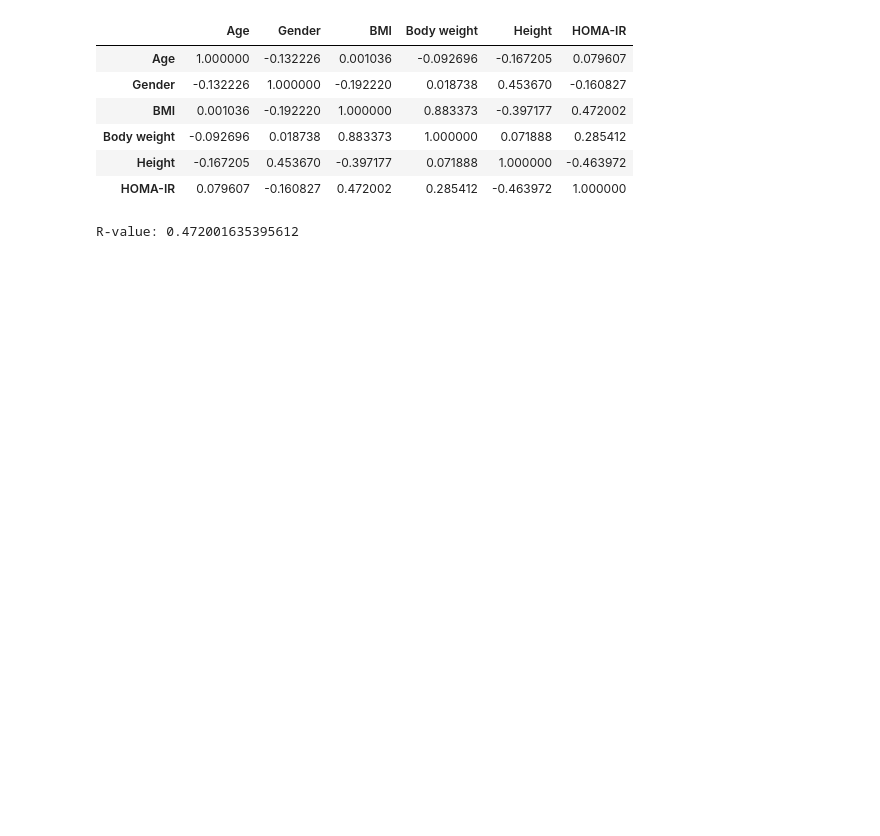
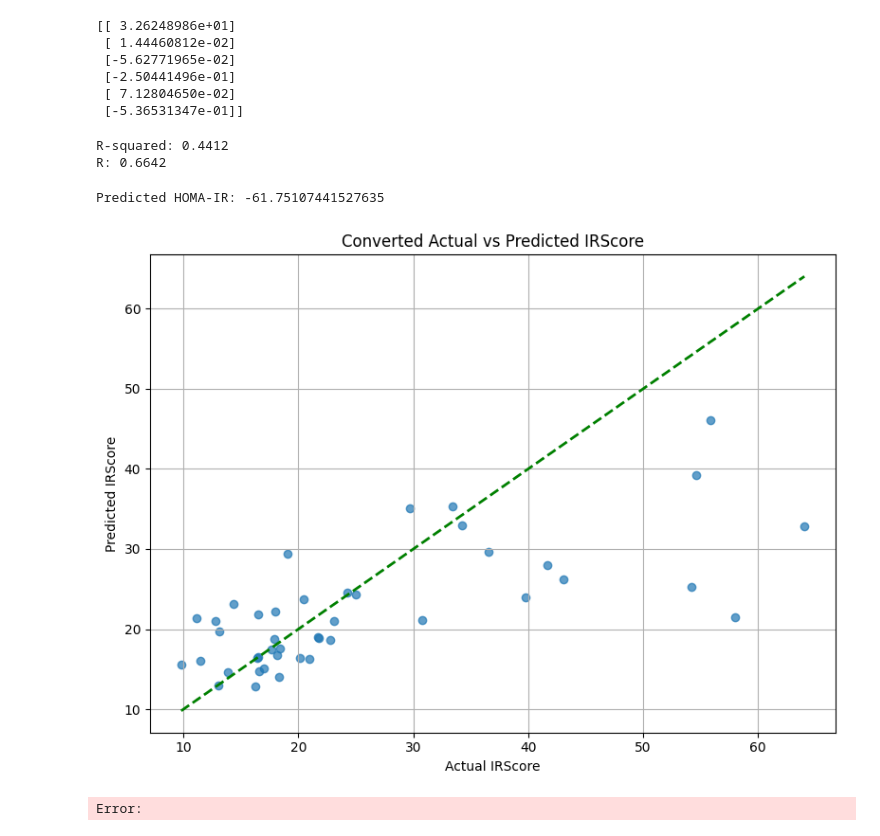
Before and after one commit to OmGuin/nexus-prediction, a Jupyter notebook: lin_model/main.ipynb, the cells around one changed output. Cells and saved outputs as stored; diff of their text form; code cells hidden in the pictures; blank space fills up the shorter version.

```diff
--- a/lin_model/main.ipynb
+++ b/lin_model/main.ipynb
@@ -25,19 +16,60 @@ plt.plot(x_vals, y_vals, '-', color='red')
-# %%
-data.corr()
-# %% [output]
-|  | Age | Gender | BMI | Body weight | Height | HOMA-IR |
-| Age | 1.000000 | -0.132226 | 0.001036 | -0.092696 | -0.167205 | 0.079607 |
-| Gender | -0.132226 | 1.000000 | -0.192220 | 0.018738 | 0.453670 | -0.160827 |
-| BMI | 0.001036 | -0.192220 | 1.000000 | 0.883373 | -0.397177 | 0.472002 |
-| Body weight | -0.092696 | 0.018738 | 0.883373 | 1.000000 | 0.071888 | 0.285412 |
-| Height | -0.167205 | 0.453670 | -0.397177 | 0.071888 | 1.000000 | -0.463972 |
-| HOMA-IR | 0.079607 | -0.160827 | 0.472002 | 0.285412 | -0.463972 | 1.000000 |
-# %%
-# Calculate the r-value
-numerator = np.sum((X.flatten() - np.mean(X)) * (y - np.mean(y)))
-denominator = np.sqrt(np.sum((X.flatten() - np.mean(X))**2) * np.sum((y - np.mean(y))**2))
-r_value = numerator / denominator
-
-print("R-value:", r_value)
-# %% [output]
-R-value: 0.472001635395612
+# %%
+X_bias = np.hstack([np.ones((X.shape[0], 1)), X])  # shape (n_samples, 6)
+
+# Solve normal equation: beta = (X^T X)^-1 X^T y
+beta = np.linalg.inv(X_bias.T @ X_bias) @ X_bias.T @ y
+
+print(beta)
+# %% [output]
+[[ 3.26248986e+01]
+ [ 1.44460812e-02]
+ [-5.62771965e-02]
+ [-2.50441496e-01]
+ [ 7.12804650e-02]
+ [-5.36531347e-01]]
+# %%
+x_new = np.array([[25.0, 1, 30, 150, 85]])
+
+x_new_bias = np.hstack([np.ones((x_new.shape[0], 1)), x_new])
+
+y_pred_all = X_bias @ beta
+
+ss_total = np.sum((y - np.mean(y))**2)
+ss_res = np.sum((y - y_pred_all)**2)
+r2 = 1 - (ss_res / ss_total)
+r = np.sqrt(r2)
+print(f"R-squared: {r2:.4f}")
+print(f"R: {r:.4f}")
+# %% [output]
+R-squared: 0.4412
+R: 0.6642
+# %%
+x_new = np.array([[25.0, 1, 22.5, 68.0, 175.0]])  # Age, Gender, BMI, Body weight, Height
+x_new_bias = np.hstack([np.ones((x_new.shape[0], 1)), x_new])
+y_pred = x_new_bias @ beta
+print("Predicted HOMA-IR:", y_pred[0, 0])
+
+
+def convert(x):
+    return 100/(x+1)
+
+converted_actual = convert(y)
+converted_predicted = convert(y_pred_all)
+
+# Plot: Actual vs Predicted
+
+plt.figure(figsize=(8, 6))
+plt.scatter(converted_actual, converted_predicted, alpha=0.7)
+plt.plot([converted_actual.min(), converted_actual.max()],
+         [converted_actual.min(), converted_actual.max()],
+         color='green', linestyle='--', linewidth=2)
+plt.xlabel("Actual IRScore")
+plt.ylabel("Predicted IRScore")
+plt.title("Converted Actual vs Predicted IRScore")
+plt.grid(True)
+plt.tight_layout()
+plt.show()
+# %% [output]
+Predicted HOMA-IR: -61.75107441527635
+[figure, added]
+Error:
```
Also changed, not shown: parts of 2 cells of this notebook, 5 other files.
